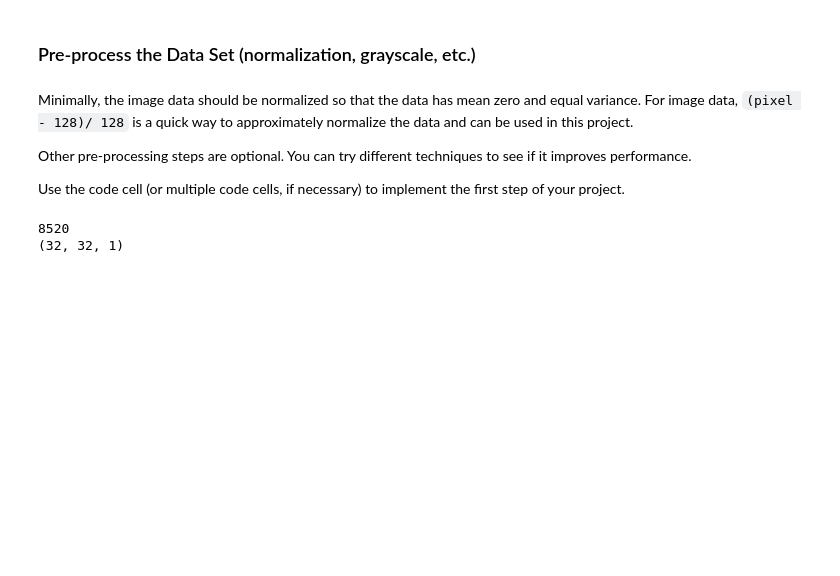
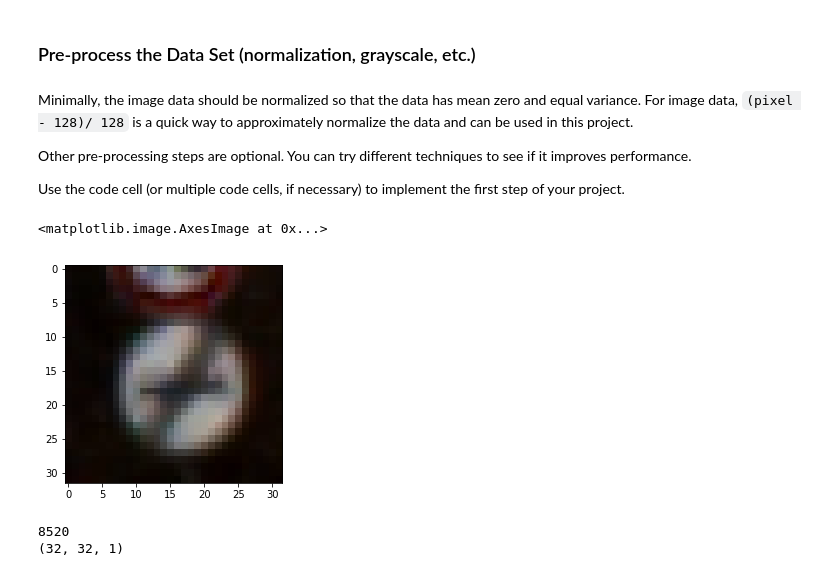
Before and after one commit to delafu/CarND-Traffic-Sign-Classifier-Project, a Jupyter notebook: Traffic_Sign_Classifier.ipynb, the cells around one changed output. Cells and saved outputs as stored; diff of their text form; code cells hidden in the pictures; blank space fills up the shorter version.

```diff
--- a/Traffic_Sign_Classifier.ipynb
+++ b/Traffic_Sign_Classifier.ipynb
@@ -160,6 +164,30 @@ Minimally, the image data should be normalized so that the data has mean zero an
 Other pre-processing steps are optional. You can try different techniques to see if it improves performance.
 
 Use the code cell (or multiple code cells, if necessary) to implement the first step of your project.
+# %%
+import PIL
+from PIL import Image
+from PIL import ImageFilter
+from PIL import ImageEnhance
+
+def applyContrast(arr):
+    narr = np.asarray(arr,dtype=np.uint8)
+    im=Image.fromarray(narr,'RGB')
+    enh=ImageEnhance.Contrast(im)
+    im=enh.enhance(2)
+    return np.asarray(im)
+def applySharpener(arr, detail=True, sharpen=False):
+    narr = np.asarray(arr,dtype=np.uint8)
+    im=Image.fromarray(narr,'RGB')
+    if detail:
+        im = im.filter(ImageFilter.DETAIL)
+    if sharpen:
+        im = im.filter(ImageFilter.SHARPEN)
+    return np.asarray(im)
+plt.imshow(applyContrast(X_train[0]))
+# %% [output]
+<matplotlib.image.AxesImage at 0x...>
+[figure, added]
 # %%
 import tensorflow as tf
 from sklearn.utils import shuffle
```
Also changed, not shown: parts of 12 cells of this notebook, 3 other files.
